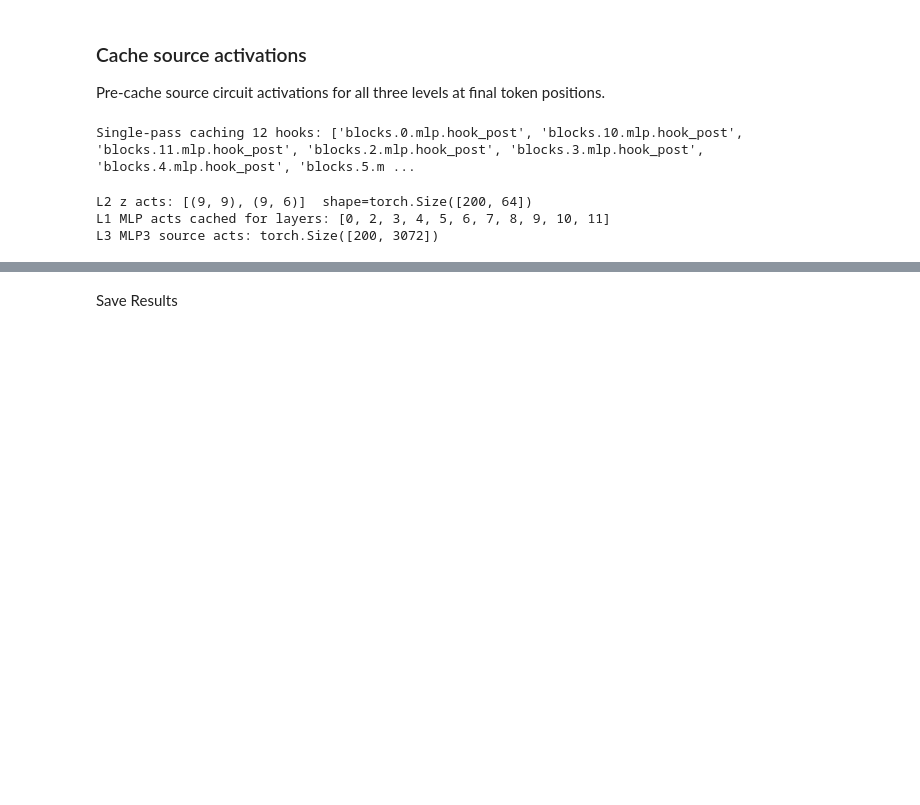
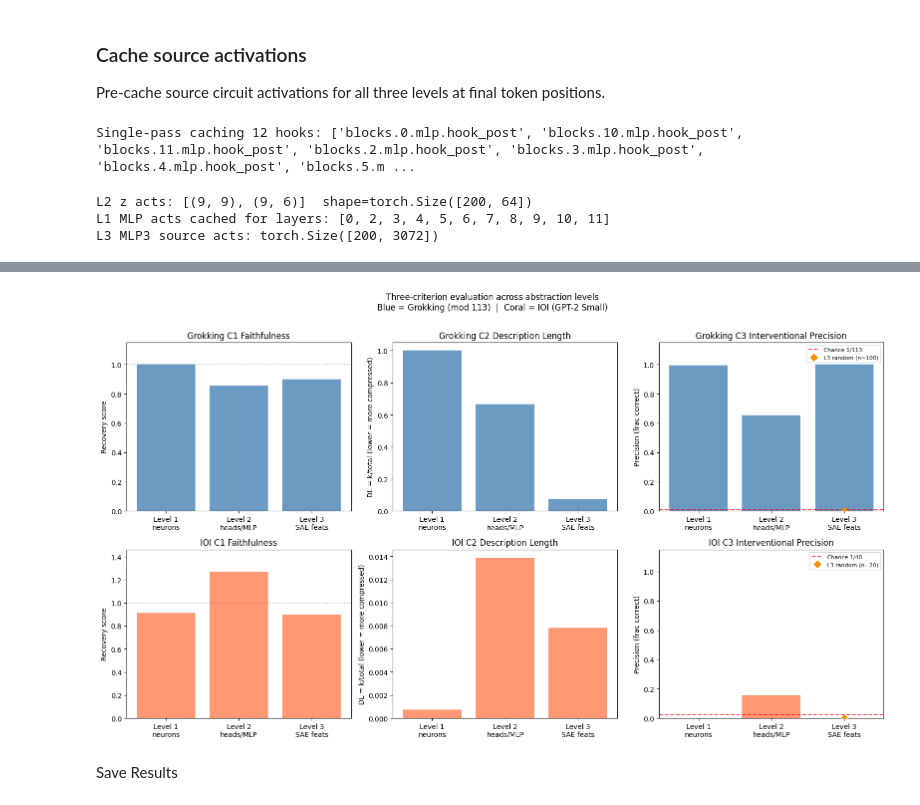
Before and after one commit to GabraxVolz1/Thesis, a Jupyter notebook: notebooks/05_evaluation_criteria.ipynb, the cells around one changed output, grey strips where cells are left out. Saved outputs shown, nothing was run; the diff lists cells and outputs as text; code cells hidden in the pictures; blank space fills up the shorter version.

```diff
--- a/notebooks/05_evaluation_criteria.ipynb
+++ b/notebooks/05_evaluation_criteria.ipynb
@@ -811,10 +772,6 @@ for l, h in circuit_l2_ioi:
     circuit_l2_by_layer_ioi.setdefault(l, []).append(h)
 
 def make_l2_patch_hooks_ioi(batch_start, batch_fps):
-    """Replace circuit head z-values at final position with source values; rest unchanged.
-    hook_z: [batch, seq, n_heads, d_head]. Patching z is equivalent to patching
-    hook_result because result[h] = z[h] @ W_O[h] — linearity means patching before
-    W_O gives the same residual-stream contribution as patching after."""
     hooks = []
     bs = len(batch_fps)
     for l, heads in circuit_l2_by_layer_ioi.items():
@@ -824,7 +781,6 @@ def make_l2_patch_hooks_ioi(batch_start, batch_fps):
         }
         def make_hook(fp=batch_fps, sz=src_z_batch, hs=heads):
             def hook_fn(value, hook):
-                # value: [batch, seq, n_heads, d_head]
                 bi = torch.arange(value.shape[0], device=value.device)
                 for h in hs:
                     value[bi, fp, h] = sz[h]
@@ -833,24 +789,26 @@ def make_l2_patch_hooks_ioi(batch_start, batch_fps):
         hooks.append((Z_HOOK_IOI(l), make_hook()))
     return hooks
 
-BATCH_PATCH = 4   # keep batches small on CPU
+BATCH_PATCH = 4
 base_tokens_cpu = base_tokens_ioi.cpu()
 base_fps_cpu    = base_fps_ioi.cpu()
 
-l2_ioi_patched = []
+# Compute on-the-fly: never accumulate [batch, seq, vocab] logits.
+correct_l2 = 0
 with torch.no_grad():
-    for start in range(0, N_PAIRS_IOI, BATCH_PATCH):
+    for start in tqdm(range(0, N_PAIRS_IOI, BATCH_PATCH), desc="IOI L2 patching"):
         end       = min(start + BATCH_PATCH, N_PAIRS_IOI)
         batch_fps = base_fps_cpu[start:end].to(device)
         tokens    = base_tokens_cpu[start:end].to(device)
         logits    = model_ioi.run_with_hooks(
             tokens, fwd_hooks=make_l2_patch_hooks_ioi(start, batch_fps))
-        l2_ioi_patched.append(logits.cpu())
+        for i in range(end - start):
+            pred = logits[i, batch_fps[i].item()].argmax().item()
+            correct_l2 += int(pred == source_data_ioi[start + i]["io_tok"])
         del logits, tokens
         torch.cuda.empty_cache()
 
-l2_ioi_patched_logits = torch.cat(l2_ioi_patched, dim=0)
-precision_l2_ioi = ioi_precision(l2_ioi_patched_logits, source_data_ioi, base_fps_ioi.cpu(), device)
+precision_l2_ioi = correct_l2 / N_PAIRS_IOI
 print(f"IOI Level 2 interventional precision (circuit heads, hook_z): {precision_l2_ioi:.4f}")
 print(f"(Chance: {ioi_chance():.3f}  |  N={N_PAIRS_IOI})")
 # %% [output]
@@ -1101,12 +1079,12 @@ vals1g = [l1['criterion1_faithfulness'], l2['criterion1_faithfulness'], l3['crit
 axes[0, 0].bar(levels_labels, vals1g, color="steelblue", alpha=0.8)
 axes[0, 0].axhline(1.0, color="gray", linestyle=":", alpha=0.5)
 axes[0, 0].set_ylim(0, 1.15); axes[0, 0].set_ylabel("Recovery score")
-axes[0, 0].set_title("Grokking — C1 Faithfulness")
+axes[0, 0].set_title("Grokking C1 Faithfulness")
 
 vals2g = [l1['criterion2_description_length'], l2['criterion2_description_length'], l3['criterion2_description_length']]
 axes[0, 1].bar(levels_labels, vals2g, color="steelblue", alpha=0.8)
 axes[0, 1].set_ylabel("DL = k/total (lower = more compressed)")
-axes[0, 1].set_title("Grokking — C2 Description Length")
+axes[0, 1].set_title("Grokking C2 Description Length")
 
 vals3g = [precision_l1, precision_l2, precision_l3]
 axes[0, 2].bar(levels_labels, vals3g, color="steelblue", alpha=0.8)
@@ -1116,40 +1094,42 @@ axes[0, 2].fill_between([1.6, 2.4], rand_mean - rand_std, rand_mean + rand_std,
                         color="darkorange", alpha=0.15)
 axes[0, 2].axhline(chance_grok, color="red", linestyle="--", label=f"Chance 1/{P}", alpha=0.7)
 axes[0, 2].set_ylim(0, 1.15); axes[0, 2].set_ylabel("Precision (frac correct)")
-axes[0, 2].set_title("Grokking — C3 Interventional Precision")
+axes[0, 2].set_title("Grokking C3 Interventional Precision")
 axes[0, 2].legend(fontsize=8)
 
 # ---------- IOI (row 1) ----------
 chance_ioi_val = ioi_chance()
 
 vals1i = [l1_ioi['criterion1_faithfulness'], l2_ioi['criterion1_faithfulness'], l3_ioi['criterion1_faithfulness']]
 axes[1, 0].bar(levels_labels, vals1i, color="coral", alpha=0.8)
 axes[1, 0].axhline(1.0, color="gray", linestyle=":", alpha=0.5)
 axes[1, 0].set_ylim(0, max(vals1i) * 1.15); axes[1, 0].set_ylabel("Recovery score")
-axes[1, 0].set_title("IOI — C1 Faithfulness")
+axes[1, 0].set_title("IOI C1 Faithfulness")
 
 vals2i = [l1_ioi['criterion2_description_length'], l2_ioi['criterion2_description_length'],
           l3_ioi['criterion2_description_length']]
 axes[1, 1].bar(levels_labels, vals2i, color="coral", alpha=0.8)
 axes[1, 1].set_ylabel("DL = k/total (lower = more compressed)")
-axes[1, 1].set_title("IOI — C2 Description Length")
+axes[1, 1].set_title("IOI C2 Description Length")
 
 vals3i = [precision_l1_ioi, precision_l2_ioi, precision_l3_ioi]
 axes[1, 2].bar(levels_labels, vals3i, color="coral", alpha=0.8)
 axes[1, 2].errorbar([2], [rand_mean_ioi], yerr=[rand_std_ioi], fmt="D", color="darkorange",
                     markersize=7, linewidth=2, label=f"L3 random (n={N_TRIALS_IOI})", zorder=5)
 axes[1, 2].fill_between([1.6, 2.4], rand_mean_ioi - rand_std_ioi, rand_mean_ioi + rand_std_ioi,
                         color="darkorange", alpha=0.15)
 axes[1, 2].axhline(chance_ioi_val, color="red", linestyle="--", label="Chance 1/40", alpha=0.7)
 axes[1, 2].set_ylim(0, 1.15); axes[1, 2].set_ylabel("Precision (frac correct)")
-axes[1, 2].set_title("IOI — C3 Interventional Precision")
+axes[1, 2].set_title("IOI C3 Interventional Precision")
 axes[1, 2].legend(fontsize=8)
 
 plt.suptitle("Three-criterion evaluation across abstraction levels\n"
              "Blue = Grokking (mod 113)  |  Coral = IOI (GPT-2 Small)", y=1.01, fontsize=12)
 plt.tight_layout()
 plt.savefig(OUT_DIR / "three_criteria_summary_both_tasks.png", dpi=150, bbox_inches="tight")
 plt.show()
+# %% [output]
+[figure, added]
 # %% [markdown]
 Save Results
 # %%
```
Also changed, not shown: parts of 20 cells of this notebook, 5 other files.
